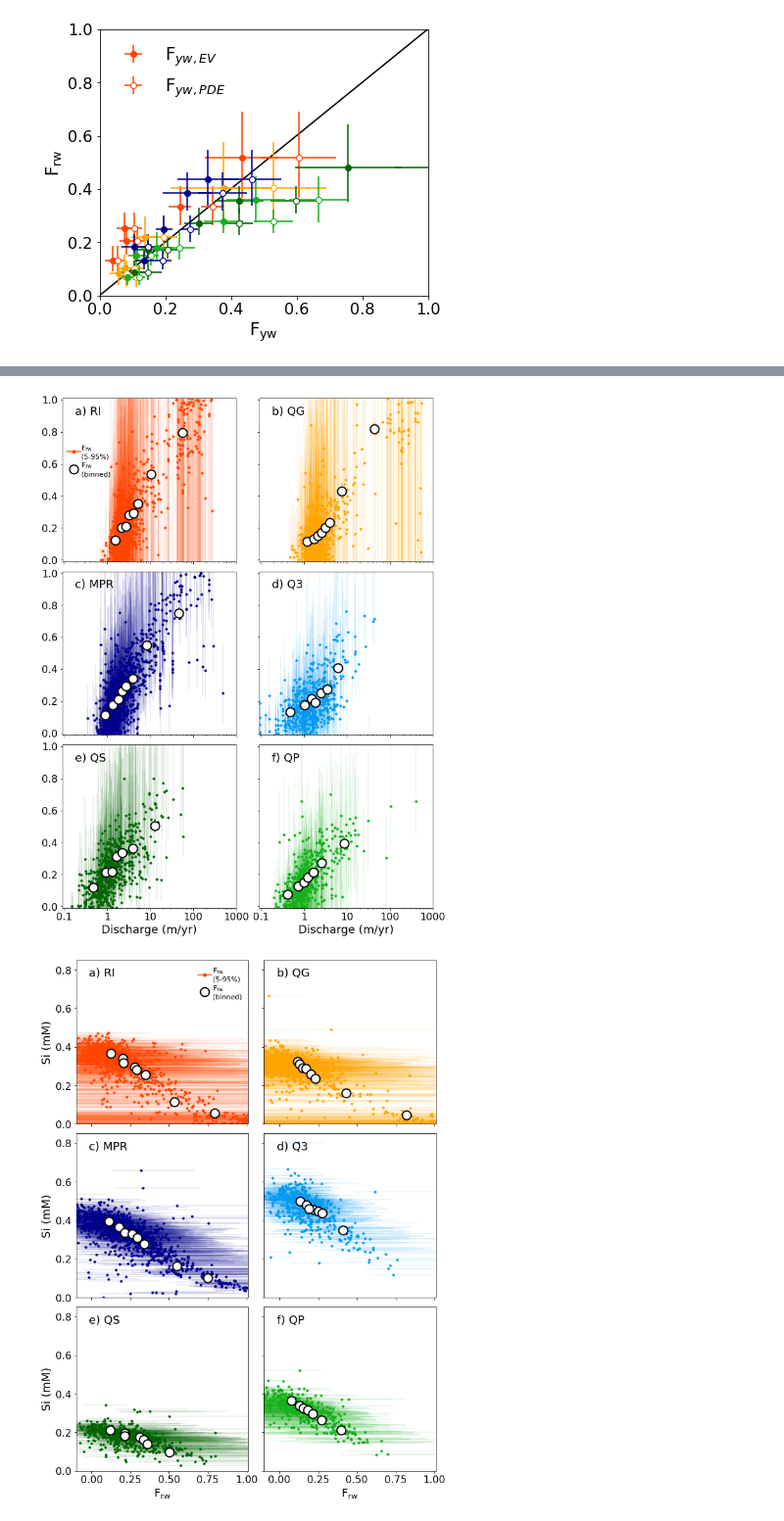
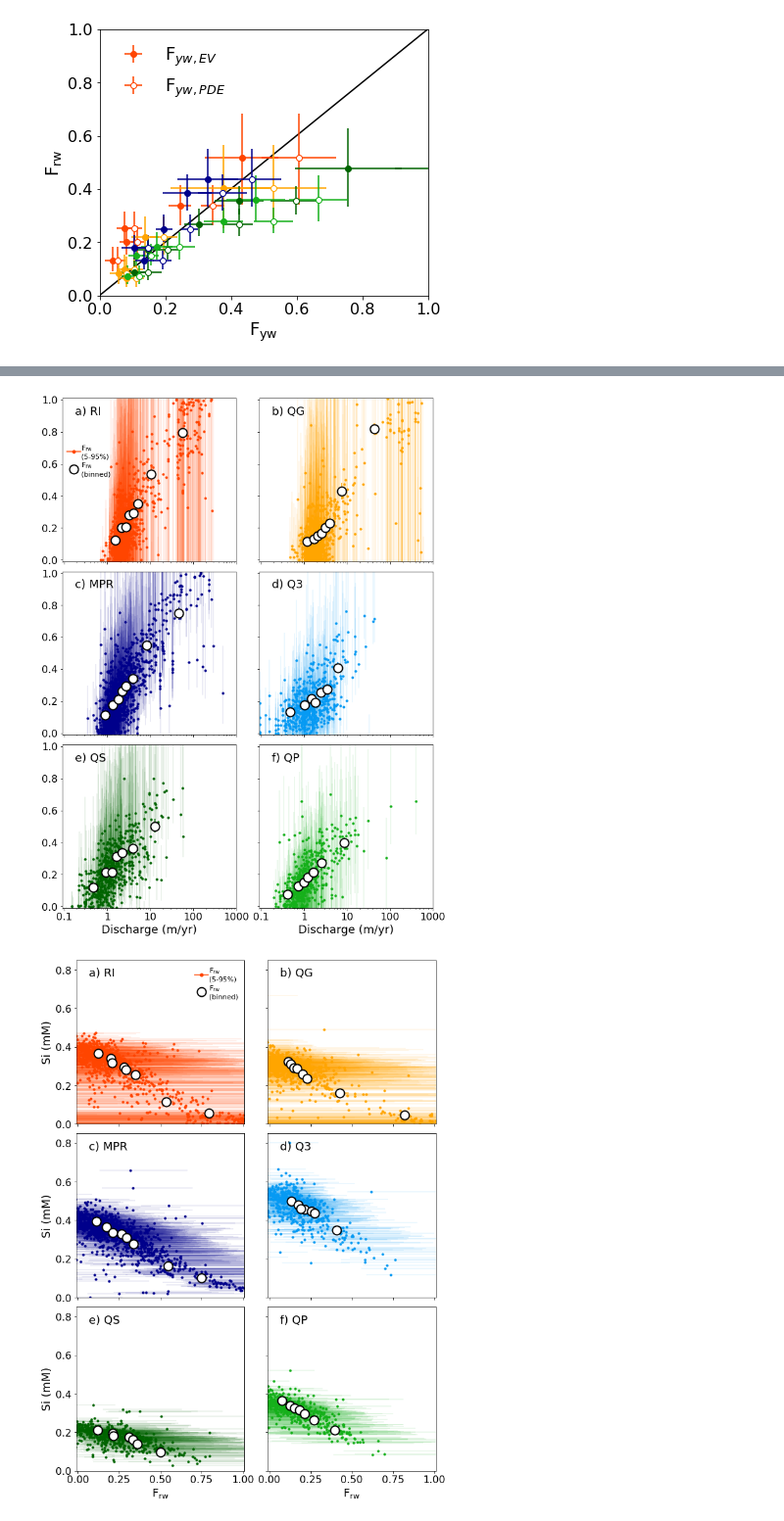
Before and after one commit to wlarsen/Luquillo-weathering, a Jupyter notebook: 4_si_fraction_plots.ipynb, the cells around one changed output, grey strips where cells are left out. Shown: that part at 98% size. Cells and saved outputs as stored; diff of their text form; code cells hidden in the pictures.

Commit message:
Minor plot adjustments

```diff
--- a/4_si_fraction_plots.ipynb
+++ b/4_si_fraction_plots.ipynb
@@ -325,6 +325,7 @@ for i in [0,1,2,3,4,5]:
 ax[0].set_xscale('log')
 ax[0].set_ylim([-0.01,1.01])
 [ax[i].set_xlim([0.09,300]) for i in range(0,5)]
+ax2[0].set_xlim([-0.01,1.01])
 ax2[0].set_ylim([0,0.6])
 [ax[i].set_xticks([0.1,1,10,100]) for i in range(0,5)]
 ax[4].set_xticklabels([0.1,1,10,100])
@@ -334,7 +335,7 @@ ax[5].set_xticklabels([0.1,1,10,100])
 ax3[0].set_xscale('log')
 ax3[0].set_ylim([-0.01,1.01])
 [ax3[i].set_xlim([0.09,1000]) for i in range(0,5)]
-ax4[0].set_xlim([-0.1,1.01])
+ax4[0].set_xlim([-0.01,1.01])
 ax4[0].set_ylim([0,0.85])
 [ax3[i].set_xticks([0.1,1,10,100,1000]) for i in range(0,5)]
 ax3[4].set_xticklabels([0.1,1,10,100,1000])
@@ -415,5 +416,5 @@ fig4.savefig('plots//FigS11_C_Fyw.pdf')
 [figure]
-[figure, old version]
+[figure, new version]
 # %%
 # save intercepts
 output_intercepts.to_csv('tables/WRR2025_Table4.csv')
```
Also changed, not shown: parts of 1 cell of this notebook, 16 other files.
